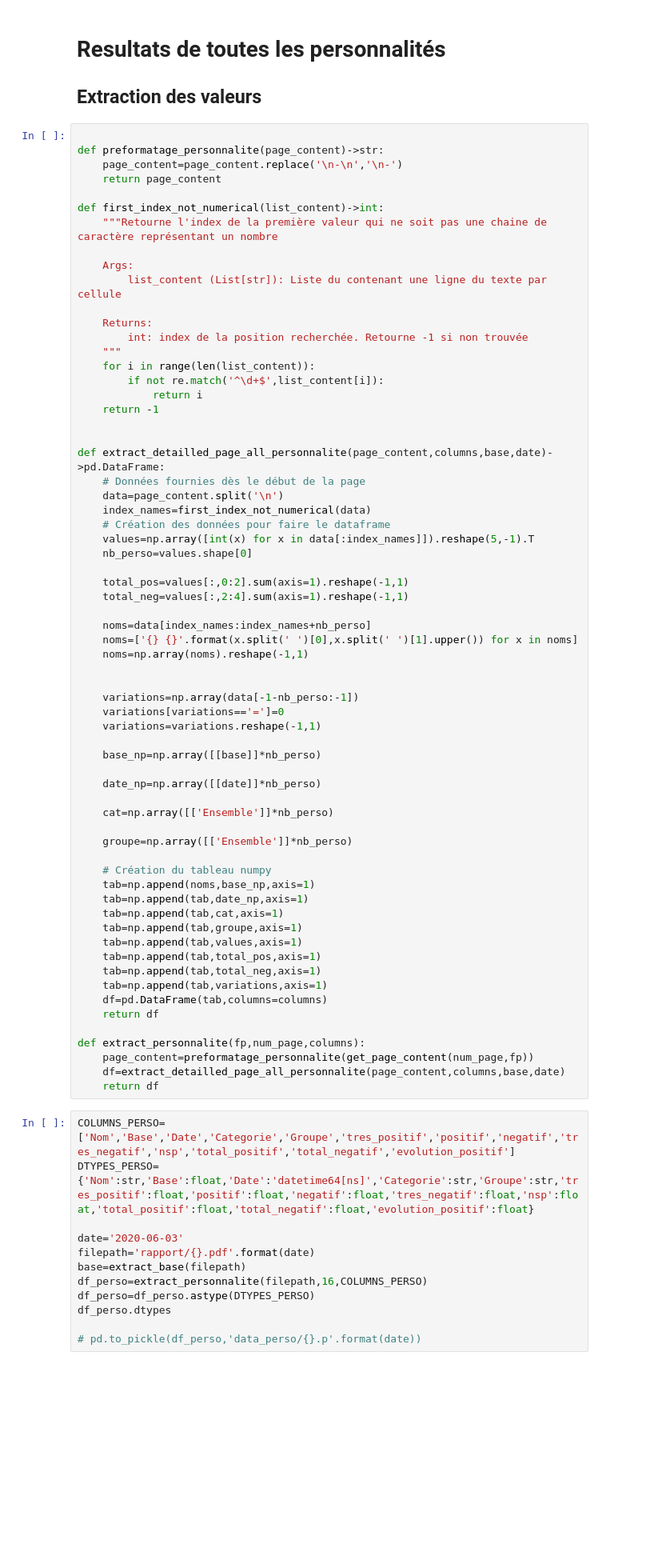
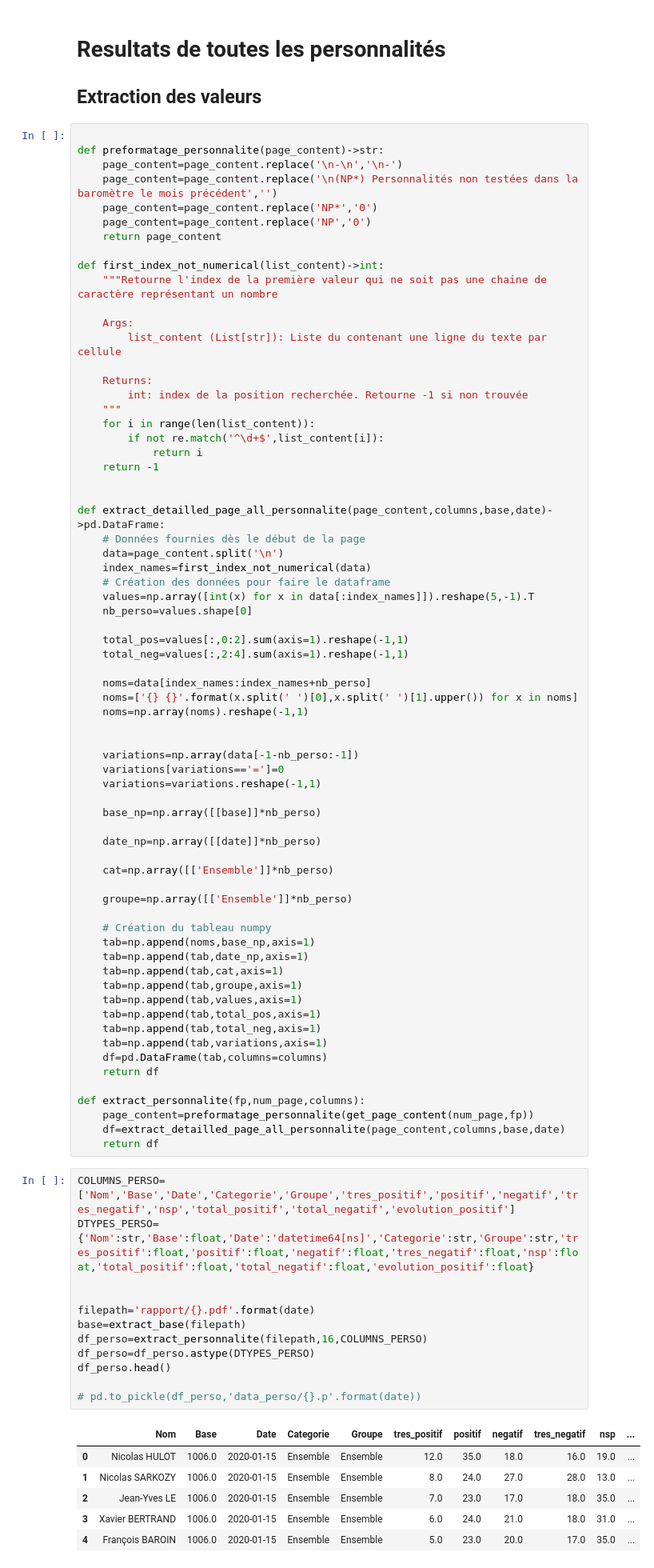
Before and after one commit to NyxAether/mesure_instituts_sondage, a Jupyter notebook: elabe/elabe_extract.ipynb, the cells around one changed output. Shown at 80% size. Cells and saved outputs as stored; diff of their text form; blank space fills up the shorter version.

```diff
--- a/elabe/elabe_extract.ipynb
+++ b/elabe/elabe_extract.ipynb
@@ -330,6 +369,9 @@ df.head()
 
 def preformatage_personnalite(page_content)->str:
     page_content=page_content.replace('\n-\n','\n-')
+    page_content=page_content.replace('\n(NP*) Personnalités non testées dans la baromètre le mois précédent','')
+    page_content=page_content.replace('NP*','0')
+    page_content=page_content.replace('NP','0')
     return page_content
 
 def first_index_not_numerical(list_content)->int:
@@ -394,12 +436,19 @@ def extract_personnalite(fp,num_page,columns):
 # %%
 COLUMNS_PERSO=['Nom','Base','Date','Categorie','Groupe','tres_positif','positif','negatif','tres_negatif','nsp','total_positif','total_negatif','evolution_positif']
 DTYPES_PERSO={'Nom':str,'Base':float,'Date':'datetime64[ns]','Categorie':str,'Groupe':str,'tres_positif':float,'positif':float,'negatif':float,'tres_negatif':float,'nsp':float,'total_positif':float,'total_negatif':float,'evolution_positif':float}
 
-date='2020-06-03'
+
 filepath='rapport/{}.pdf'.format(date)
 base=extract_base(filepath)
 df_perso=extract_personnalite(filepath,16,COLUMNS_PERSO)
 df_perso=df_perso.astype(DTYPES_PERSO)
-df_perso.dtypes
+df_perso.head()
 
 # pd.to_pickle(df_perso,'data_perso/{}.p'.format(date))
+# %% [output]
+|  | Nom | Base | Date | Categorie | Groupe | tres_positif | positif | negatif | tres_negatif | nsp | ... |
+| 0 | Nicolas HULOT | 1006.0 | 2020-01-15 | Ensemble | Ensemble | 12.0 | 35.0 | 18.0 | 16.0 | 19.0 | ... |
+| 1 | Nicolas SARKOZY | 1006.0 | 2020-01-15 | Ensemble | Ensemble | 8.0 | 24.0 | 27.0 | 28.0 | 13.0 | ... |
+| 2 | Jean-Yves LE | 1006.0 | 2020-01-15 | Ensemble | Ensemble | 7.0 | 23.0 | 17.0 | 18.0 | 35.0 | ... |
+| 3 | Xavier BERTRAND | 1006.0 | 2020-01-15 | Ensemble | Ensemble | 6.0 | 24.0 | 21.0 | 18.0 | 31.0 | ... |
+| 4 | François BAROIN | 1006.0 | 2020-01-15 | Ensemble | Ensemble | 5.0 | 23.0 | 20.0 | 17.0 | 35.0 | ... |
```
Also changed, not shown: parts of 7 cells of this notebook, 29 other files.
